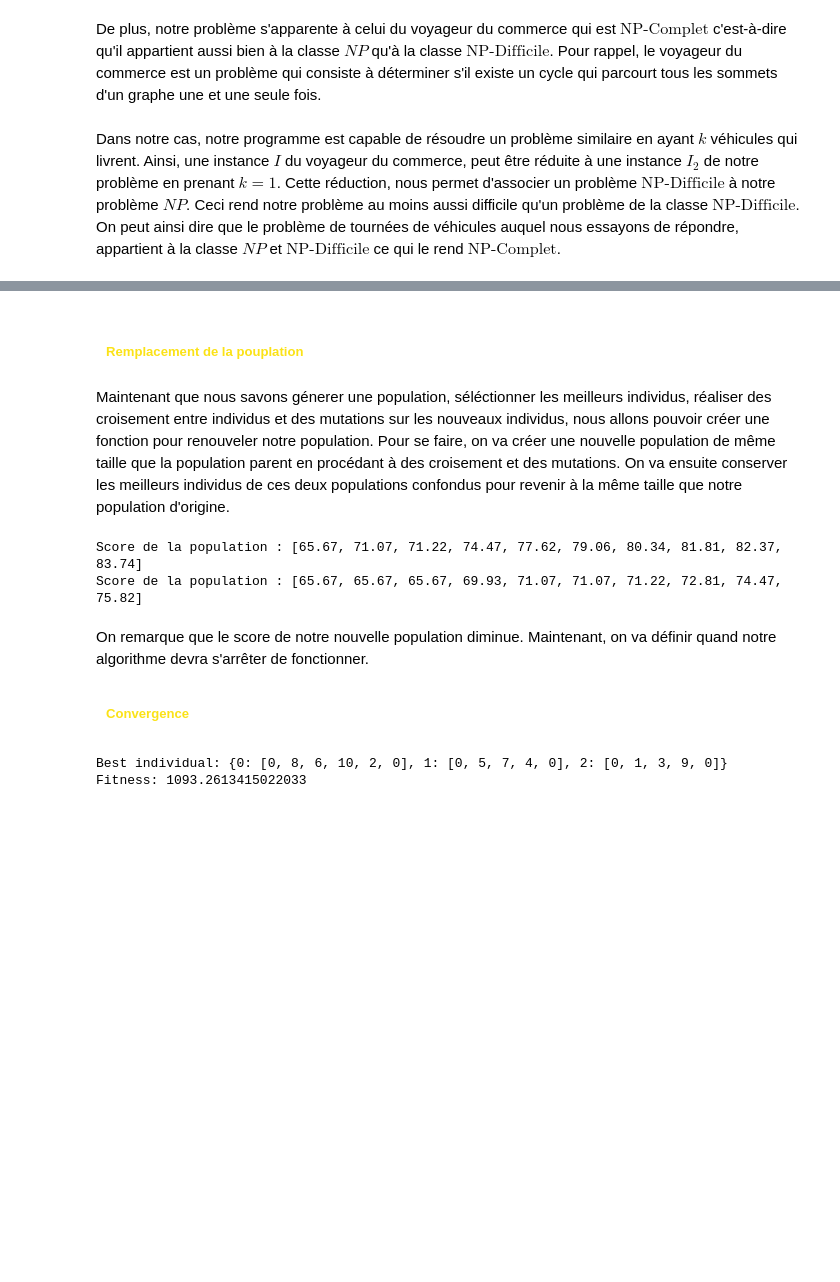
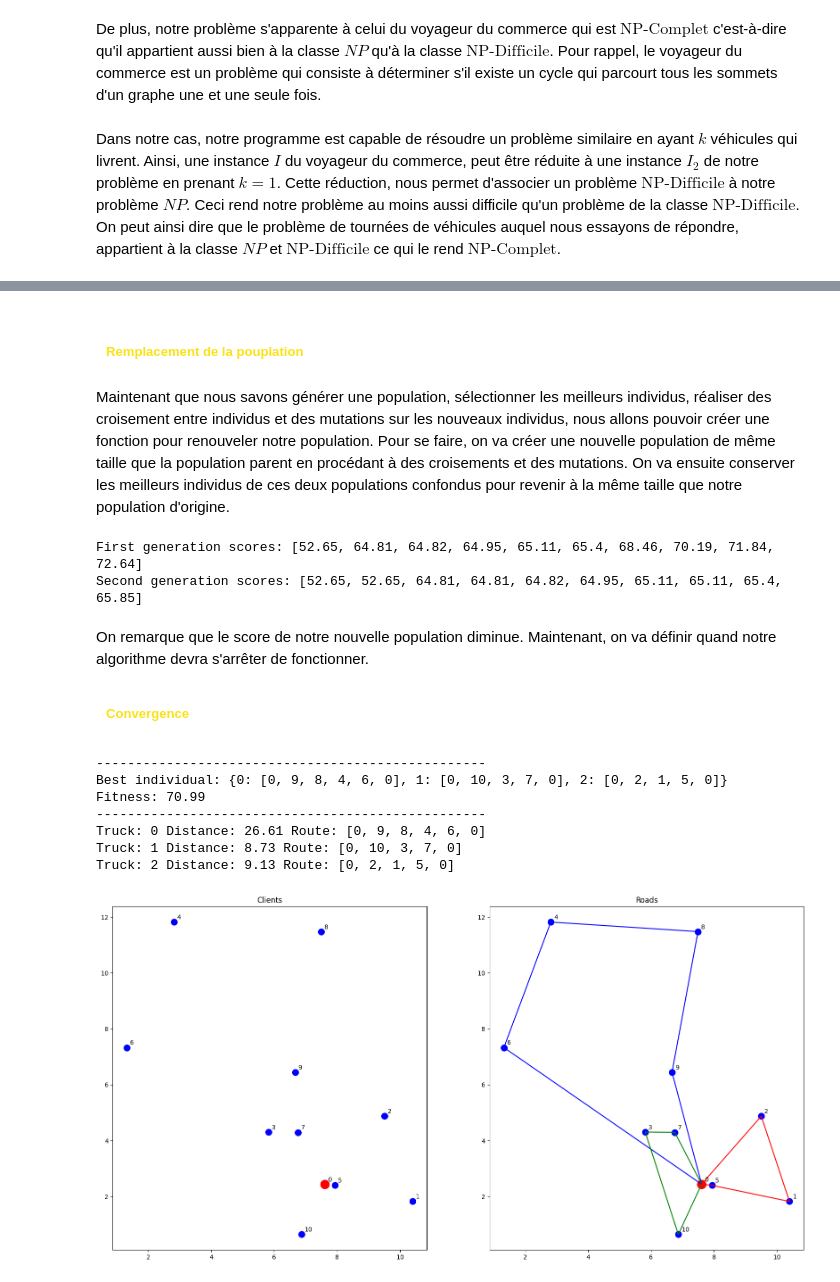
Before and after one commit to Vic06163/Algorithmics-project, a Jupyter notebook: Livrable v2.ipynb, the cells around one changed output, grey strips where cells are left out. Drawn from its saved outputs; the diff is of its cells as text; code cells hidden in the pictures; blank space fills up the shorter version.

```diff
--- a/Livrable v2.ipynb
+++ b/Livrable v2.ipynb
@@ -577,8 +590,8 @@ Individu muté : {0: [0, 6, 5, 4, 0], 1: [0, 3, 7, 1, 0], 2: [0, 8, 2, 0]}
 # %% [markdown]
-<h5 style='text-align: left; color: #fbe216; padding:10px; margin-right: 50px;'>Remplacement de la pouplation</h5>
+<h5 style='text-align: left; color: #fbe216; padding:10px; margin-right: 50px;' id="renew">Remplacement de la pouplation</h5>
 
-Maintenant que nous savons génerer une population, séléctionner les meilleurs individus, réaliser des croisement entre individus et des mutations sur les nouveaux individus, nous allons pouvoir créer une fonction pour renouveler notre population.
-Pour se faire, on va créer une nouvelle population de même taille que la population parent en procédant à des croisement et des mutations. On va ensuite conserver les meilleurs individus de ces deux populations confondus pour revenir à la même taille que notre population d'origine.
+Maintenant que nous savons générer une population, sélectionner les meilleurs individus, réaliser des croisement entre individus et des mutations sur les nouveaux individus, nous allons pouvoir créer une fonction pour renouveler notre population.
+Pour se faire, on va créer une nouvelle population de même taille que la population parent en procédant à des croisements et des mutations. On va ensuite conserver les meilleurs individus de ces deux populations confondus pour revenir à la même taille que notre population d'origine.
 # %%
 def renew_population(population, adjency_matrix, mutation_rate, start_hour):
     """
@@ -602,16 +615,16 @@ def renew_population(population, adjency_matrix, mutation_rate, start_hour):
     return selection(population + new_population, adjency_matrix, start_hour, k=size_of_population)
 
 population = create_population(3, 9, starting_point=0, size=10)
-print("Score de la population :", sorted([round(fitness(individual, matrix, start_time), 2) for individual in population]))
+print("First generation scores:", sorted([round(fitness(individual, matrix, start_time), 2) for individual in population]))
 population = renew_population(population, matrix, mutation_rate=0.5, start_hour=1)
-print("Score de la population :", sorted([round(fitness(individual, matrix, start_time), 2) for individual in population]))
+print("Second generation scores:", sorted([round(fitness(individual, matrix, start_time), 2) for individual in population]))
 # %% [output]
-Score de la population : [65.67, 71.07, 71.22, 74.47, 77.62, 79.06, 80.34, 81.81, 82.37, 83.74]
-Score de la population : [65.67, 65.67, 65.67, 69.93, 71.07, 71.07, 71.22, 72.81, 74.47, 75.82]
+First generation scores: [52.65, 64.81, 64.82, 64.95, 65.11, 65.4, 68.46, 70.19, 71.84, 72.64]
+Second generation scores: [52.65, 52.65, 64.81, 64.81, 64.82, 64.95, 65.11, 65.11, 65.4, 65.85]
 # %% [markdown]
 On remarque que le score de notre nouvelle population diminue. Maintenant, on va définir quand notre algorithme devra s'arrêter de fonctionner.
 
-<h5 style='text-align: left; color: #fbe216; padding:10px; margin-right: 50px;'>Convergence</h5>
+<h5 style='text-align: left; color: #fbe216; padding:10px; margin-right: 50px;' id="conver">Convergence</h5>
 # %%
 def convergence(population, adjency_matrix, start_hour):
     """
@@ -642,7 +655,7 @@ def plot_graph(adjency_matrix, xc, yc, routes, best_individual):
     # Plot the graph of the routes
     ax[1].scatter(xc, yc, s=100, c='b')
     ax[1].scatter(xc[0], yc[0], s=200, c='r')
-    ax[1].set_title("Routes")
+    ax[1].set_title("Roads")
 
     # Draw the routes
     for i, route in enumerate(routes):
@@ -674,45 +687,46 @@ def genetic_algorithm(adjency_matrix, nb_truck, start_hour=8, starting_point=0,
     # Select the best individual
     best_individual = selection(population, adjency_matrix, start_hour,k=1)[0]
 
-    # print("-"*50)
-    # print("Number of iterations:", t)
-    # print("Best individual:", best_individual)
-    # print("Fitness:", fitness(best_individual, adjency_matrix, start_hour))
-    # print("-"*50)
-
-    # # For each truck, print the route and the distance
-    # for truck in best_individual:
-    #     print("Truck:", truck)
-    #     print("Route:", best_individual[truck])
-    #     distances = []
-    #     for i in range(len(best_individual[truck]) - 1):
-    #         distances.append(matrix[best_individual[truck][i]][best_individual[truck][i+1]])
-    #     print("Distance:", sum(distances))
-    #     print("-"*50)
-
-    # # Plot the graph
-    # plot_graph(adjency_matrix, xc, yc, best_individual, best_individual)
-
     return best_individual
 # %%
 # --------------- Variables --------------- #
 n = 10 # Number of clients
 number_of_truck = 3 # Number of trucks
 starting_point = 0 # Starting point
 start_hour = 7 # Starting hour for the trucks
 
 population_size = 100 # Size of the population generated by the genetic algorithm
 k = 10 # Number of best individuals selected to reproduce
 mutation_rate = 0.15 # Mutation rate
 
 # --------------- Main --------------- #
 matrix, xc, yc = generate_random_graph(n)
 best_individual = genetic_algorithm(matrix, nb_truck=number_of_truck, starting_point=starting_point, population_size=population_size, mutation_rate=mutation_rate, start_hour=start_hour)
 
 # --------------- Results --------------- #
+
+
+print("-"*50)
 print("Best individual:", best_individual)
-print("Fitness:", fitness(best_individual, matrix, start_hour))
+print("Fitness:", round(fitness(best_individual, matrix, start_hour),2))
+print("-"*50)
+
+# For each truck, print the route and the distance
+for truck in best_individual:
+    distances = []
+    for i in range(len(best_individual[truck]) - 1):
+        distances.append(matrix[best_individual[truck][i]][best_individual[truck][i+1]])
+    print("Truck:", truck, "Distance:", round(sum(distances),2), "Route:", best_individual[truck])
+
+# Plot the graph
+plot_graph(matrix, xc, yc, best_individual, best_individual)
 # %% [output]
-Best individual: {0: [0, 8, 6, 10, 2, 0], 1: [0, 5, 7, 4, 0], 2: [0, 1, 3, 9, 0]}
-Fitness: 1093.2613415022033
+--------------------------------------------------
+Best individual: {0: [0, 9, 8, 4, 6, 0], 1: [0, 10, 3, 7, 0], 2: [0, 2, 1, 5, 0]}
+Fitness: 70.99
+--------------------------------------------------
+Truck: 0 Distance: 26.61 Route: [0, 9, 8, 4, 6, 0]
+Truck: 1 Distance: 8.73 Route: [0, 10, 3, 7, 0]
+Truck: 2 Distance: 9.13 Route: [0, 2, 1, 5, 0]
+[figure, added]
 # %% [markdown]
```
Also changed, not shown: parts of 66 cells of this notebook.
